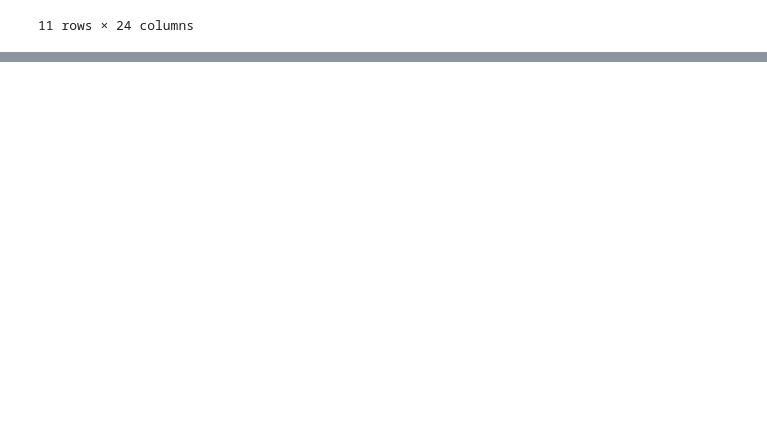
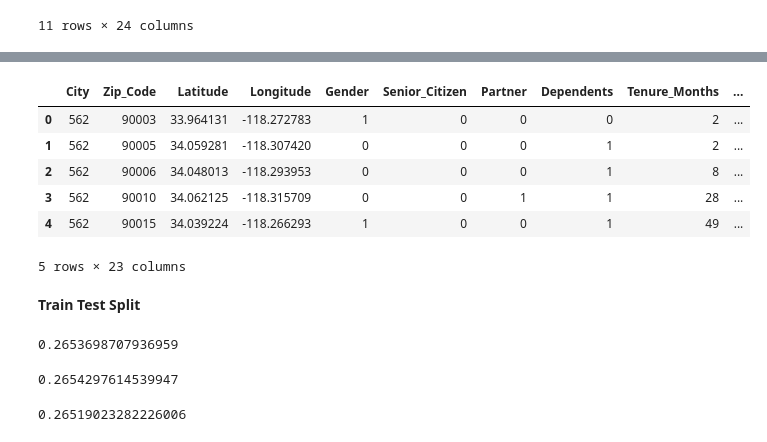
Before and after one commit to Abhimokashe/XGBOOST, a Jupyter notebook: XGBoost.ipynb, the cells around one changed output, grey strips where cells are left out. Saved outputs shown, nothing was run; the diff lists cells and outputs as text; code cells hidden in the pictures; blank space fills up the shorter version.

```diff
--- a/XGBoost.ipynb
+++ b/XGBoost.ipynb
@@ -161,0 +258,24 @@ df.loc[(df['Total_Charges'])]
+# %%
+X['Streaming_Movies'] = le.fit_transform(X['Streaming_Movies'])
+# %%
+X['Contract'] = le.fit_transform(X['Contract'])
+# %%
+X['Paperless_Billing'] = le.fit_transform(X['Paperless_Billing'])
+# %%
+X['Payment_Method'] = le.fit_transform(X['Payment_Method'])
+# %%
+X.head()
+# %% [output]
+|  | City | Zip_Code | Latitude | Longitude | Gender | Senior_Citizen | Partner | Dependents | Tenure_Months | ... |
+| 0 | 562 | 90003 | 33.964131 | -118.272783 | 1 | 0 | 0 | 0 | 2 | ... |
+| 1 | 562 | 90005 | 34.059281 | -118.307420 | 0 | 0 | 0 | 1 | 2 | ... |
+| 2 | 562 | 90006 | 34.048013 | -118.293953 | 0 | 0 | 0 | 1 | 8 | ... |
+| 3 | 562 | 90010 | 34.062125 | -118.315709 | 0 | 0 | 1 | 1 | 28 | ... |
+| 4 | 562 | 90015 | 34.039224 | -118.266293 | 1 | 0 | 0 | 1 | 49 | ... |
+5 rows × 23 columns
+# %% [markdown]
+**Train Test Split**
+# %%
+sum(y)/len(y)
+# %% [output]
+0.2653698707936959
@@ -161,0 +284,8 @@ df.loc[(df['Total_Charges'])]
+# %%
+sum(y_train)/len(y_train)
+# %% [output]
+0.2654297614539947
+# %%
+sum(y_test)/len(y_test)
+# %% [output]
+0.26519023282226006
```
Also changed, not shown: parts of 27 cells of this notebook.
